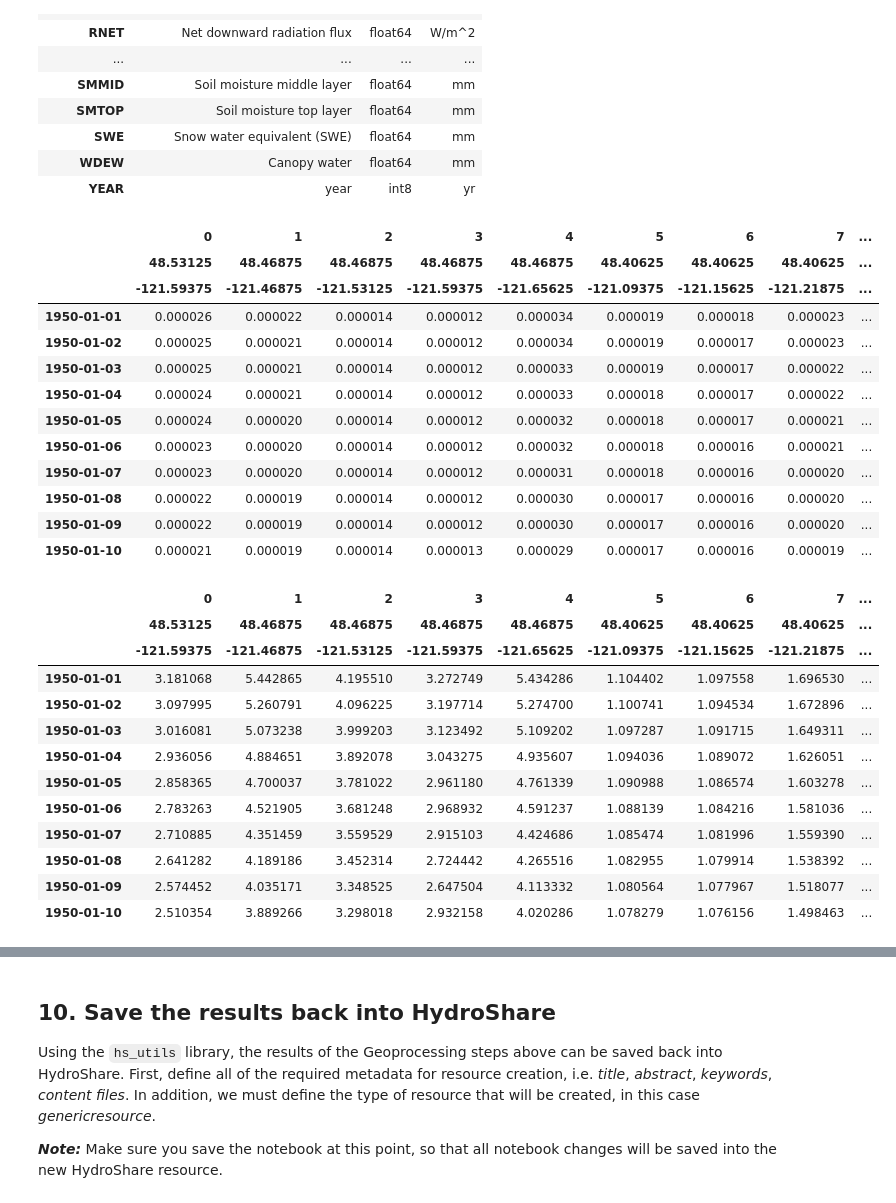
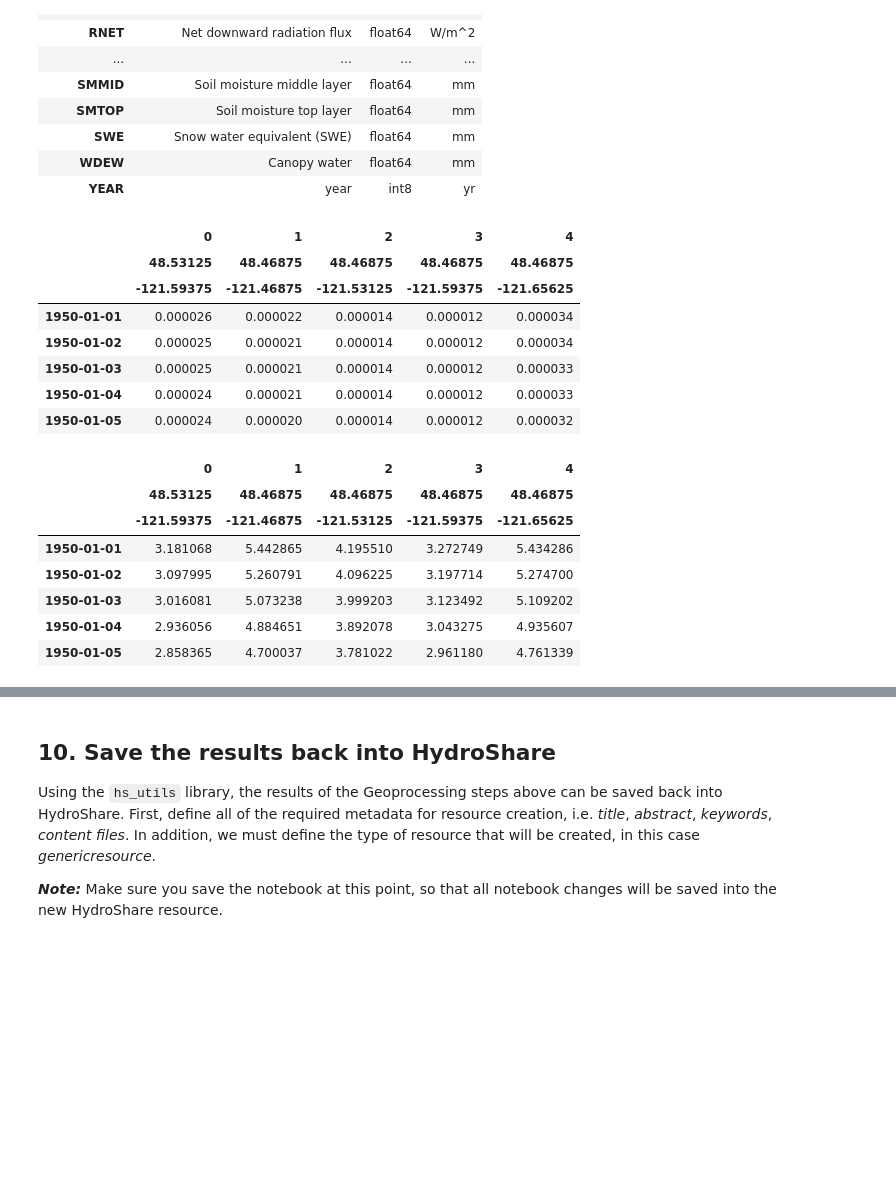
Before and after one commit to Freshwater-Initiative/Observatory, a Jupyter notebook: tutorials/Observatory_usecase4_exceedanceprob.ipynb, the cells around one changed output, grey strips where cells are left out. Cells and saved outputs as stored; diff of their text form; code cells hidden in the pictures; blank space fills up the shorter version.

```diff
--- a/tutorials/Observatory_usecase4_exceedanceprob.ipynb
+++ b/tutorials/Observatory_usecase4_exceedanceprob.ipynb
@@ -246,35 +269,25 @@ pd.DataFrame.from_dict(meta_file['dailyvic_livneh2015']['variable_info']).T
 ltm['STREAMFLOW_dailyvic_livneh2013']=ltm['BASEFLOW_dailyvic_livneh2013']+ltm['RUNOFF_dailyvic_livneh2013']
 ltm['STREAMFLOW_dailyvic_livneh2015']=ltm['BASEFLOW_dailyvic_livneh2015']+ltm['RUNOFF_dailyvic_livneh2015']
 # %%
-ltm['STREAMFLOW_dailyvic_livneh2013'].iloc[:10,:10]
+ltm['STREAMFLOW_dailyvic_livneh2013'].iloc[:5,:5]
 # %% [output]
-|  | 0 | 1 | 2 | 3 | 4 | 5 | 6 | 7 | ... |
-|  | 48.53125 | 48.46875 | 48.46875 | 48.46875 | 48.46875 | 48.40625 | 48.40625 | 48.40625 | ... |
-|  | -121.59375 | -121.46875 | -121.53125 | -121.59375 | -121.65625 | -121.09375 | -121.15625 | -121.21875 | ... |
-| 1950-01-01 | 0.000026 | 0.000022 | 0.000014 | 0.000012 | 0.000034 | 0.000019 | 0.000018 | 0.000023 | ... |
-| 1950-01-02 | 0.000025 | 0.000021 | 0.000014 | 0.000012 | 0.000034 | 0.000019 | 0.000017 | 0.000023 | ... |
-| 1950-01-03 | 0.000025 | 0.000021 | 0.000014 | 0.000012 | 0.000033 | 0.000019 | 0.000017 | 0.000022 | ... |
-| 1950-01-04 | 0.000024 | 0.000021 | 0.000014 | 0.000012 | 0.000033 | 0.000018 | 0.000017 | 0.000022 | ... |
-| 1950-01-05 | 0.000024 | 0.000020 | 0.000014 | 0.000012 | 0.000032 | 0.000018 | 0.000017 | 0.000021 | ... |
-| 1950-01-06 | 0.000023 | 0.000020 | 0.000014 | 0.000012 | 0.000032 | 0.000018 | 0.000016 | 0.000021 | ... |
-| 1950-01-07 | 0.000023 | 0.000020 | 0.000014 | 0.000012 | 0.000031 | 0.000018 | 0.000016 | 0.000020 | ... |
-| 1950-01-08 | 0.000022 | 0.000019 | 0.000014 | 0.000012 | 0.000030 | 0.000017 | 0.000016 | 0.000020 | ... |
-| 1950-01-09 | 0.000022 | 0.000019 | 0.000014 | 0.000012 | 0.000030 | 0.000017 | 0.000016 | 0.000020 | ... |
-| 1950-01-10 | 0.000021 | 0.000019 | 0.000014 | 0.000013 | 0.000029 | 0.000017 | 0.000016 | 0.000019 | ... |
+|  | 0 | 1 | 2 | 3 | 4 |
+|  | 48.53125 | 48.46875 | 48.46875 | 48.46875 | 48.46875 |
+|  | -121.59375 | -121.46875 | -121.53125 | -121.59375 | -121.65625 |
+| 1950-01-01 | 0.000026 | 0.000022 | 0.000014 | 0.000012 | 0.000034 |
+| 1950-01-02 | 0.000025 | 0.000021 | 0.000014 | 0.000012 | 0.000034 |
+| 1950-01-03 | 0.000025 | 0.000021 | 0.000014 | 0.000012 | 0.000033 |
+| 1950-01-04 | 0.000024 | 0.000021 | 0.000014 | 0.000012 | 0.000033 |
+| 1950-01-05 | 0.000024 | 0.000020 | 0.000014 | 0.000012 | 0.000032 |
 # %%
-ltm['STREAMFLOW_dailyvic_livneh2015'].iloc[:10,:10]
+ltm['STREAMFLOW_dailyvic_livneh2015'].iloc[:5,:5]
 # %% [output]
-|  | 0 | 1 | 2 | 3 | 4 | 5 | 6 | 7 | ... |
-|  | 48.53125 | 48.46875 | 48.46875 | 48.46875 | 48.46875 | 48.40625 | 48.40625 | 48.40625 | ... |
-|  | -121.59375 | -121.46875 | -121.53125 | -121.59375 | -121.65625 | -121.09375 | -121.15625 | -121.21875 | ... |
-| 1950-01-01 | 3.181068 | 5.442865 | 4.195510 | 3.272749 | 5.434286 | 1.104402 | 1.097558 | 1.696530 | ... |
-| 1950-01-02 | 3.097995 | 5.260791 | 4.096225 | 3.197714 | 5.274700 | 1.100741 | 1.094534 | 1.672896 | ... |
-| 1950-01-03 | 3.016081 | 5.073238 | 3.999203 | 3.123492 | 5.109202 | 1.097287 | 1.091715 | 1.649311 | ... |
-| 1950-01-04 | 2.936056 | 4.884651 | 3.892078 | 3.043275 | 4.935607 | 1.094036 | 1.089072 | 1.626051 | ... |
-| 1950-01-05 | 2.858365 | 4.700037 | 3.781022 | 2.961180 | 4.761339 | 1.090988 | 1.086574 | 1.603278 | ... |
-| 1950-01-06 | 2.783263 | 4.521905 | 3.681248 | 2.968932 | 4.591237 | 1.088139 | 1.084216 | 1.581036 | ... |
-| 1950-01-07 | 2.710885 | 4.351459 | 3.559529 | 2.915103 | 4.424686 | 1.085474 | 1.081996 | 1.559390 | ... |
-| 1950-01-08 | 2.641282 | 4.189186 | 3.452314 | 2.724442 | 4.265516 | 1.082955 | 1.079914 | 1.538392 | ... |
-| 1950-01-09 | 2.574452 | 4.035171 | 3.348525 | 2.647504 | 4.113332 | 1.080564 | 1.077967 | 1.518077 | ... |
-| 1950-01-10 | 2.510354 | 3.889266 | 3.298018 | 2.932158 | 4.020286 | 1.078279 | 1.076156 | 1.498463 | ... |
+|  | 0 | 1 | 2 | 3 | 4 |
+|  | 48.53125 | 48.46875 | 48.46875 | 48.46875 | 48.46875 |
+|  | -121.59375 | -121.46875 | -121.53125 | -121.59375 | -121.65625 |
+| 1950-01-01 | 3.181068 | 5.442865 | 4.195510 | 3.272749 | 5.434286 |
+| 1950-01-02 | 3.097995 | 5.260791 | 4.096225 | 3.197714 | 5.274700 |
+| 1950-01-03 | 3.016081 | 5.073238 | 3.999203 | 3.123492 | 5.109202 |
+| 1950-01-04 | 2.936056 | 4.884651 | 3.892078 | 3.043275 | 4.935607 |
+| 1950-01-05 | 2.858365 | 4.700037 | 3.781022 | 2.961180 | 4.761339 |
 # %%
```
Also changed, not shown: parts of 6 cells of this notebook.
